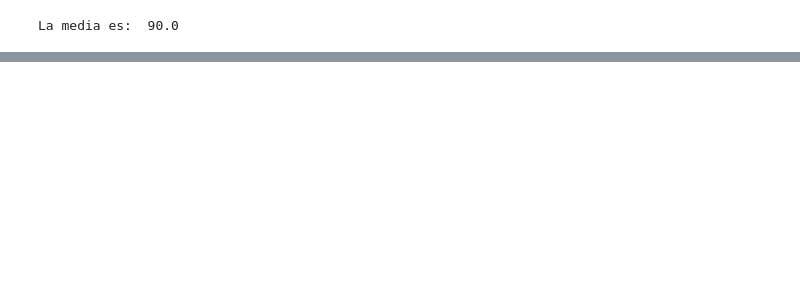
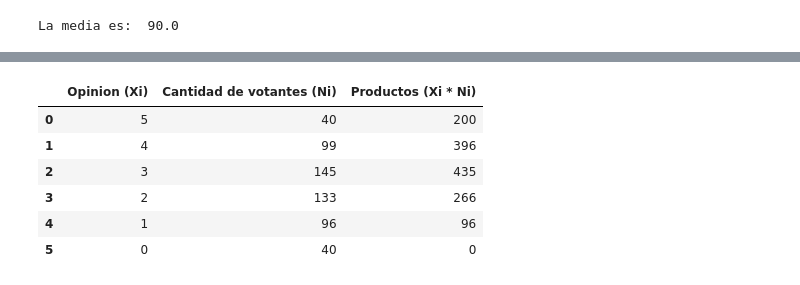
Before and after one commit to Enriquepardo/Criticas-de-peliculas, a Jupyter notebook: criticas.ipynb, the cells around one changed output, grey strips where cells are left out. Cells and saved outputs as stored; diff of their text form; code cells hidden in the pictures; blank space fills up the shorter version.

```diff
--- a/criticas.ipynb
+++ b/criticas.ipynb
@@ -43,0 +109,11 @@ La media es:  90.0
+# %%
+df2['Productos (Xi * Ni)'] = df2['Opinion (Xi)'] * df2['Cantidad de votantes (Ni)']
+df2
+# %% [output]
+|  | Opinion (Xi) | Cantidad de votantes (Ni) | Productos (Xi * Ni) |
+| 0 | 5 | 40 | 200 |
+| 1 | 4 | 99 | 396 |
+| 2 | 3 | 145 | 435 |
+| 3 | 2 | 133 | 266 |
+| 4 | 1 | 96 | 96 |
+| 5 | 0 | 40 | 0 |
```
Also changed, not shown: parts of 9 cells of this notebook.
